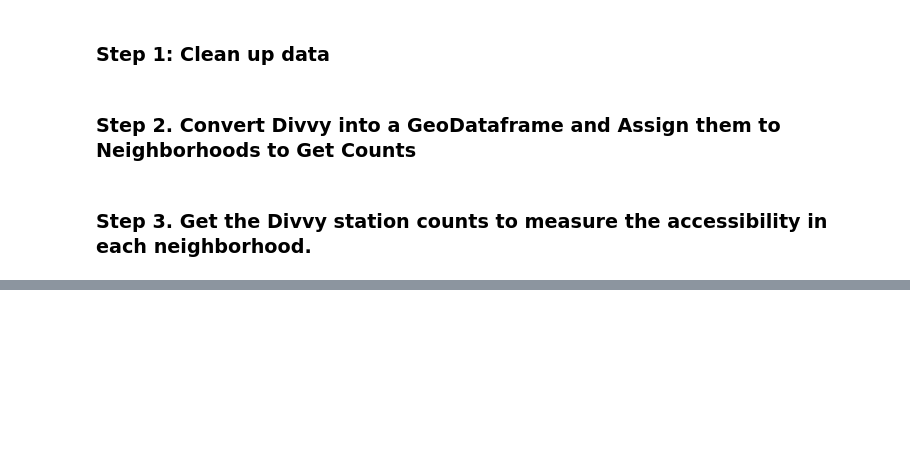
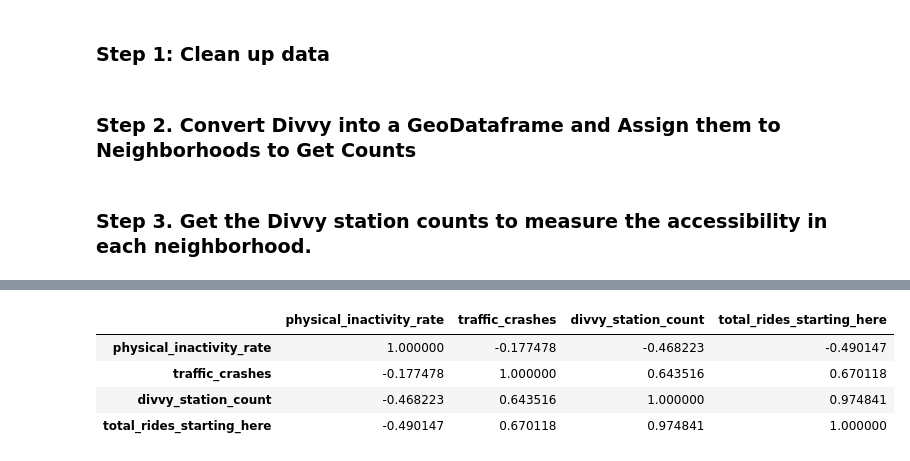
Before and after one commit to junho5400/stat303_final, a Jupyter notebook: health_analysis.ipynb, the cells around one changed output, grey strips where cells are left out. Saved outputs shown, nothing was run; the diff lists cells and outputs as text; code cells hidden in the pictures; blank space fills up the shorter version.

```diff
--- a/health_analysis.ipynb
+++ b/health_analysis.ipynb
@@ -160,0 +172,34 @@ station_density = unique_stations.groupby('community_area_number').size().reset_
+# %%
+#
+# 4.1. Aggregate Divvy ride volume per community area
+#
+rides_per_area = (
+    divvy_with_area
+    .groupby('community_area_number')
+    .size()
+    .reset_index(name='total_rides_starting_here')
+)
+
+#
+# 4.2 Merge all Divvy aggregations together
+#
+divvy_summary = station_density.merge(
+    rides_per_area,
+    on='community_area_number',
+    how='left'
+)
+
+#
+# 4.3. Merge Divvy summary with health data
+#
+community_stats = health_data.merge(
+    divvy_summary,
+    on='community_area_number',
+    how='left'
+)
+
+community_stats = community_stats.merge(
+    community_boundary_data[['community_area_number', 'geometry', 'centroid_lat', 'centroid_lon']],
+    on='community_area_number',
+    how='left'
+)
@@ -160,0 +246,14 @@ station_density = unique_stations.groupby('community_area_number').size().reset_
+# %%
+#
+# 5.2. Look at correlations
+#
+community_stats[['physical_inactivity_rate',
+                 'traffic_crashes',
+                 'divvy_station_count',
+                 'total_rides_starting_here']].corr()
+# %% [output]
+|  | physical_inactivity_rate | traffic_crashes | divvy_station_count | total_rides_starting_here |
+| physical_inactivity_rate | 1.000000 | -0.177478 | -0.468223 | -0.490147 |
+| traffic_crashes | -0.177478 | 1.000000 | 0.643516 | 0.670118 |
+| divvy_station_count | -0.468223 | 0.643516 | 1.000000 | 0.974841 |
+| total_rides_starting_here | -0.490147 | 0.670118 | 0.974841 | 1.000000 |
```
Also changed, not shown: parts of 7 cells of this notebook.
